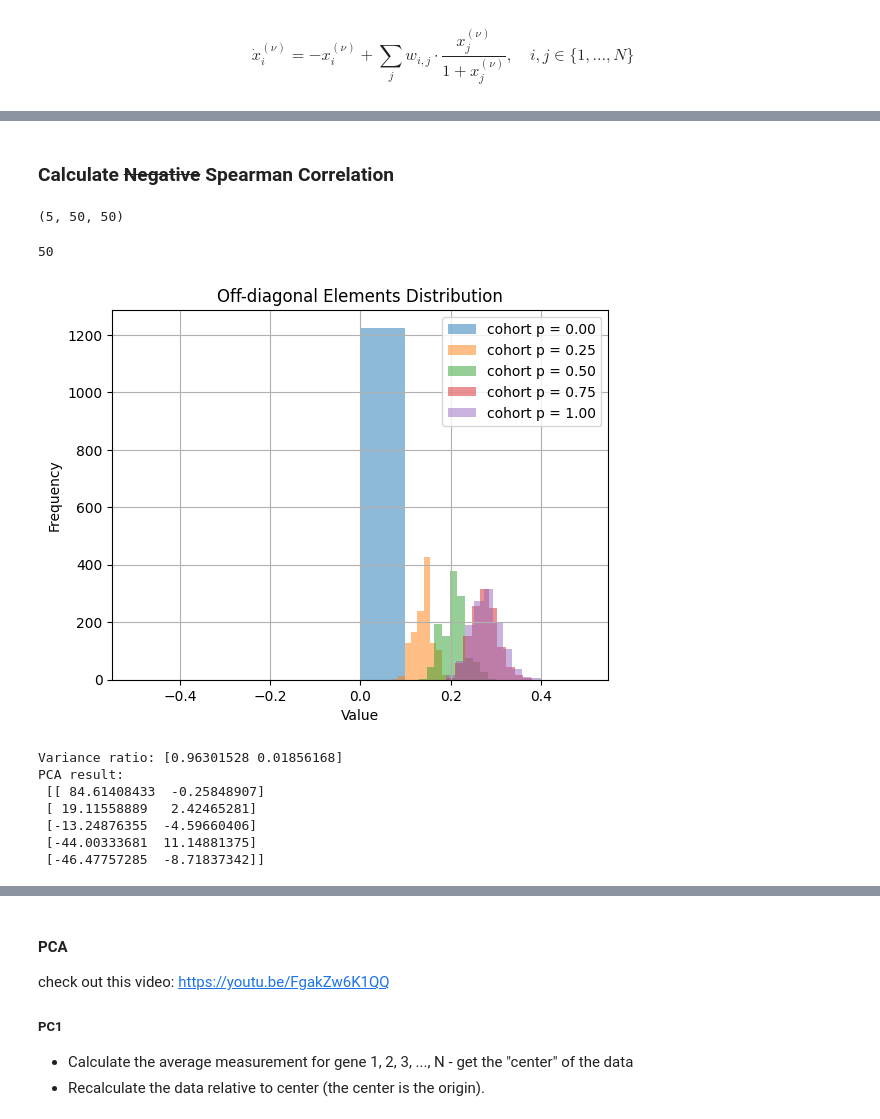
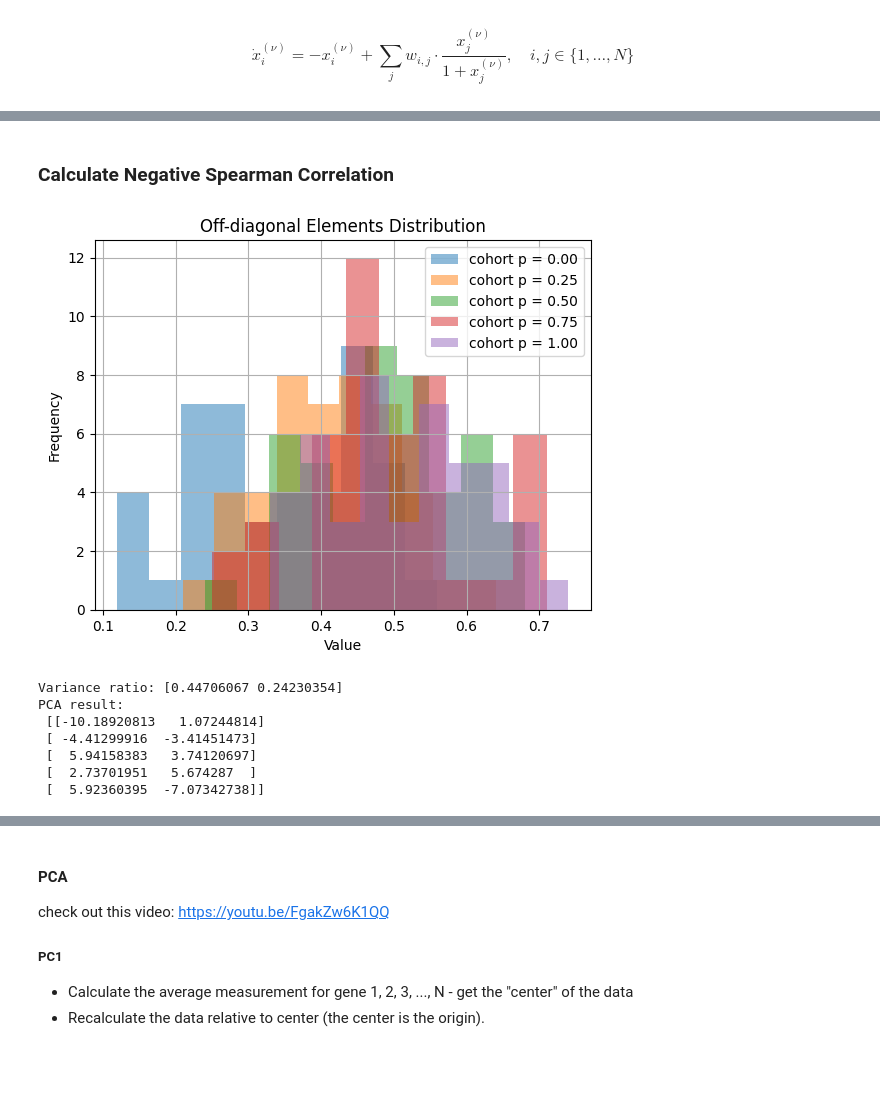
Before and after one commit to GalD101/GCL_Tool_BIU, a Jupyter notebook: Python/synthetic_data.ipynb, the cells around one changed output, grey strips where cells are left out. Cells and saved outputs as stored; diff of their text form; code cells hidden in the pictures; blank space fills up the shorter version.

```diff
--- a/Python/synthetic_data.ipynb
+++ b/Python/synthetic_data.ipynb
@@ -156,66 +112,69 @@ array([[0.40311123, 0.40310707, 0.40310728, ..., 0.40310909, 0.40310875,
+# %%
+steady_state = np.zeros((num_of_cohorts, N, num_of_cells))
+# steady_state[cohort index, gene index, cell index]
+
+for cohort_j in range(num_of_cohorts):
+    for cell_index in range(num_of_cells):
+        steady_state[cohort_j, :, cell_index] = results[cohort_j][cell_index][-1]  # Get the last row (final time) of the cell (the steady state)
+# %%
+# Change 5 random genes in each cell in each cohort to 0
+num_of_zero_genes = 5
+for cohort_index in range(num_of_cohorts):
+    for cell_index in range(num_of_cells):
+        for _ in range(num_of_zero_genes):
+            gene_index = random.randint(0, N - 1)
+            steady_state[cohort_index, gene_index, cell_index] = 0
 # %% [markdown]
-### Calculate ~~Negative~~ Spearman Correlation
+### Calculate Negative Spearman Correlation
 # %%
-spearman_steady_state = [spearmanr(actual_steady_state[i])[0] for i in range(len(actual_steady_state))]
+negative_spearman_steady_state = [(1 - (spearmanr(steady_state[i])[0])) for i in range(num_of_cohorts)]
+# spearman_steady_state[cohort index, cell_i, cell_j]
-# %%
-print(np.shape(spearman_steady_state))
-spearman_steady_state[0]
-spearmanr(actual_steady_state[2])[0]  # [0] gives the Spearman correlation matrix, [1] will give the p value
-
-(spearmanr(actual_steady_state[0])[0])
-len(spearmanr(actual_steady_state[0])[0])
-# %% [output]
-(5, 50, 50)
-50
 # %%
 # get the off diagonal elements and graph a distribution of them:
-off_diagonal_elements = [[] for _ in range(len(spearman_steady_state))]
+off_diagonal_elements = [[] for _ in range(num_of_cohorts)]
+# off_diagonal_elements[cohort index][off-diagonal element index]. The off-diagonal element index doesn't really have a meaning it is just a way to store these off-diagonal elements.
 
-for mnm in range(len(spearman_steady_state)):
-    for row_index in range(len(spearmanr(actual_steady_state[0])[0])):
-        for column_index in range(len(spearmanr(actual_steady_state[0])[0])):
-            if column_index > row_index:
-                off_diagonal_elements[mnm].append(spearman_steady_state[mnm][row_index][column_index])
+for cohort_index in range(num_of_cohorts):
+    for cell_i in range(num_of_cells):
+        for cell_j in range(num_of_cells):
+            if cell_j > cell_i:
+                off_diagonal_elements[cohort_index].append(negative_spearman_steady_state[cohort_index][cell_i][cell_j])
 
 # Round to 2 decimal places to make the graph look normal
 off_diagonal_elements = [np.round(element, decimals=2) for element in off_diagonal_elements]
 # %%
 # Plot the off-diagonal elements distribution
-for sss in range(len(off_diagonal_elements)):
-    plt.hist(1-off_diagonal_elements[sss], alpha=0.5, label='cohort p = {:.2f}'.format(p[sss]))
+for cohort_index in range(num_of_cohorts):
+    plt.hist(off_diagonal_elements[cohort_index], alpha=0.5, label='cohort p = {:.2f}'.format(p[cohort_index]))
 
 # Add title and labels
 plt.title('Off-diagonal Elements Distribution')
 plt.xlabel('Value')
 plt.ylabel('Frequency')
 
 # Add legend
 plt.legend()
 
 # Show grid
 plt.grid(True)
 
 # Display the plot
 plt.show()
 # %% [output]
-[figure, old version]
+[figure, new version]
 # %%
 # Use dimensionality reduction to reduce the spearman matrix by using PCA
-# TODO move all imports to the top
-from sklearn.decomposition import PCA
-from sklearn.preprocessing import StandardScaler
 
 # Prepare the data
-# spearman_steady_state is a list of Spearman correlation matrices (matrix for each cohort)
+# negative_spearman_steady_state is a list of Negative Spearman correlation matrices (matrix for each cohort)
 # Flatten the Spearman correlation matrices for PCA (e.g. [[1,2], [3,4]] --> [[1, 2, 3, 4]])
-# TODO: Make the spearman flattened when creating it (use the * syntax)
-flattened_spearman = [matrix.flatten() for matrix in spearman_steady_state]
+flattened_spearman = [matrix.flatten() for matrix in negative_spearman_steady_state]
 
 # Scale the data - this will take care of the normalization step I mentioned above
 scaler = StandardScaler()
 standardized_data = scaler.fit_transform(flattened_spearman)
 
-pca = PCA(n_components=2) # TODO: Try to do a 3d plot for fun
+pca = PCA(n_components=2)
 pca_result = pca.fit_transform(standardized_data)
 
 # [variance of PC1, variance of PC2]
@@ -224,11 +183,11 @@ print("Variance ratio:", pca.explained_variance_ratio_)
 # Print the PCA result [PC1, PC2]
 print("PCA result:\n", pca_result)
 # %% [output]
-Variance ratio: [0.96301528 0.01856168]
+Variance ratio: [0.44706067 0.24230354]
 PCA result:
- [[ 84.61408433  -0.25848907]
- [ 19.11558889   2.42465281]
- [-13.24876355  -4.59660406]
- [-44.00333681  11.14881375]
- [-46.47757285  -8.71837342]]
+ [[-10.18920813   1.07244814]
+ [ -4.41299916  -3.41451473]
+ [  5.94158383   3.74120697]
+ [  2.73701951   5.674287  ]
+ [  5.92360395  -7.07342738]]
 # %%
```
Also changed, not shown: parts of 20 cells of this notebook.
